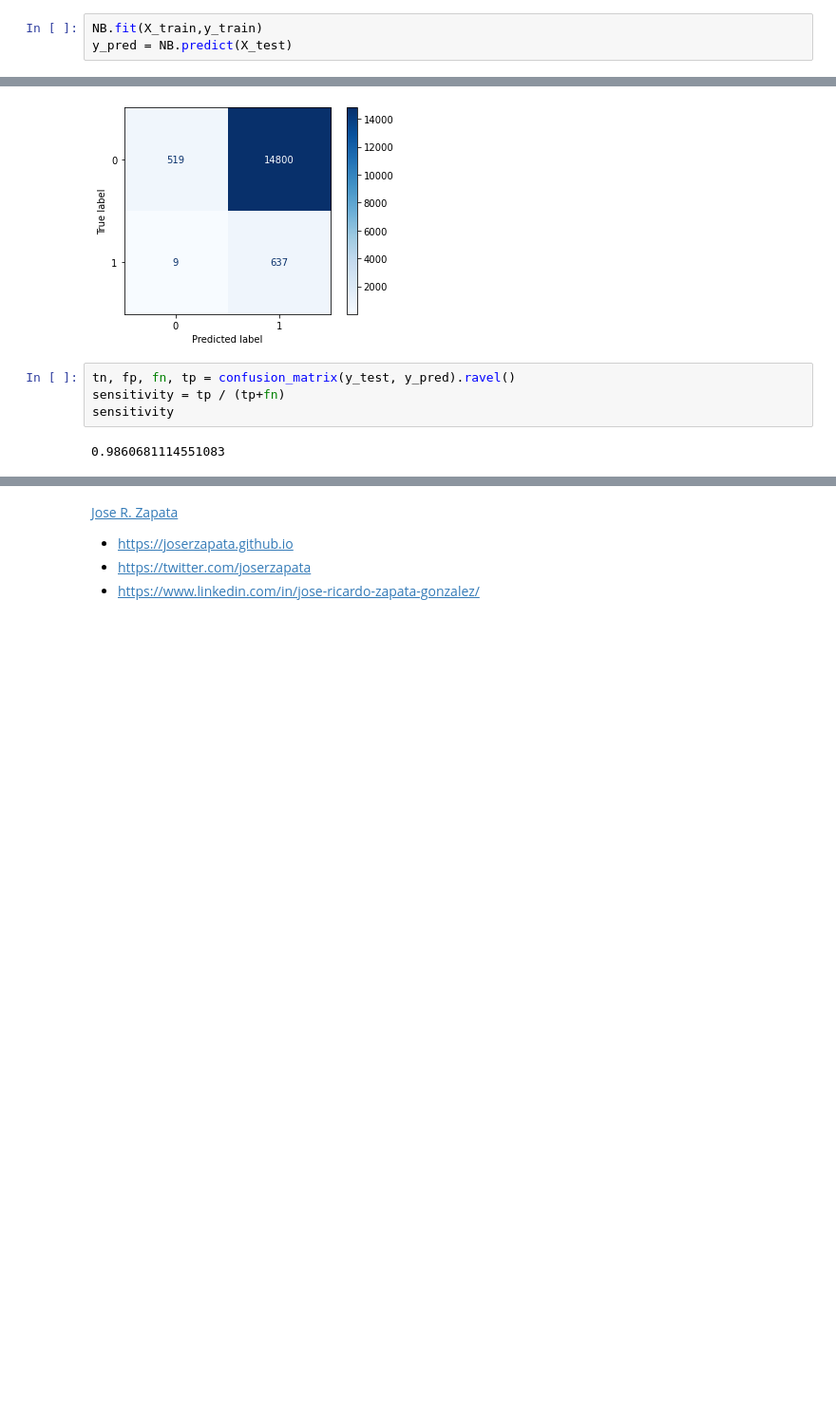
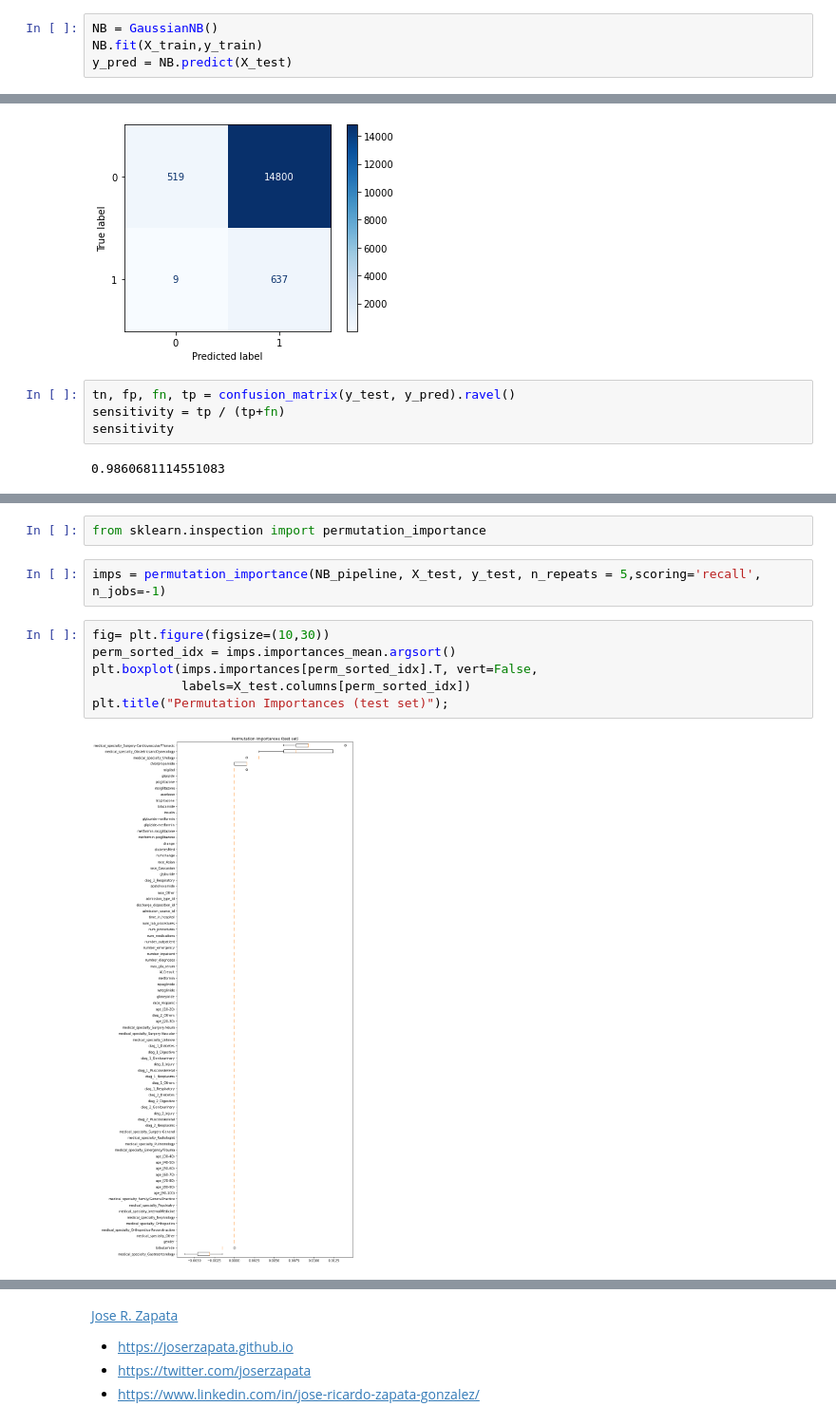
Before and after one commit to fnsalinas/Readmission-ML-Project, a Jupyter notebook: notebooks/3-readmited_Models_imbalance.ipynb, the cells around one changed output, grey strips where cells are left out. Shown at 95% size. Saved outputs shown, nothing was run; the diff lists cells and outputs as text; blank space fills up the shorter version.

```diff
--- a/notebooks/3-readmited_Models_imbalance.ipynb
+++ b/notebooks/3-readmited_Models_imbalance.ipynb
@@ -259,6 +252,7 @@ from sklearn.metrics import confusion_matrix
 # %% [markdown]
 ## Naïve Bayes
 # %%
+NB = GaussianNB()
 NB.fit(X_train,y_train)
 y_pred = NB.predict(X_test)
 # %%
@@ -318,0 +311,12 @@ NB.sigma_
+# %%
+from sklearn.inspection import permutation_importance
+# %%
+imps = permutation_importance(NB_pipeline, X_test, y_test, n_repeats = 5,scoring='recall', n_jobs=-1)
+# %%
+fig= plt.figure(figsize=(10,30))
+perm_sorted_idx = imps.importances_mean.argsort()
+plt.boxplot(imps.importances[perm_sorted_idx].T, vert=False,
+            labels=X_test.columns[perm_sorted_idx])
+plt.title("Permutation Importances (test set)");
+# %% [output]
+[figure, added]
```
Also changed, not shown: parts of 17 cells of this notebook, 2 other files.
